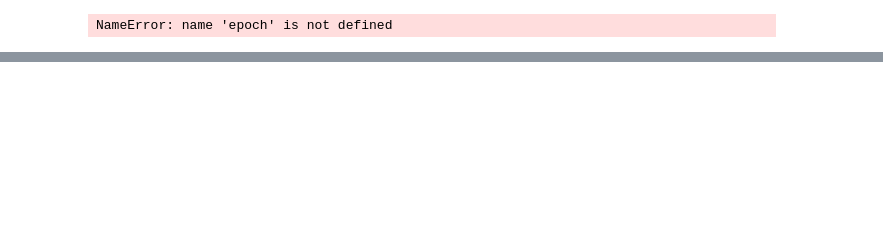
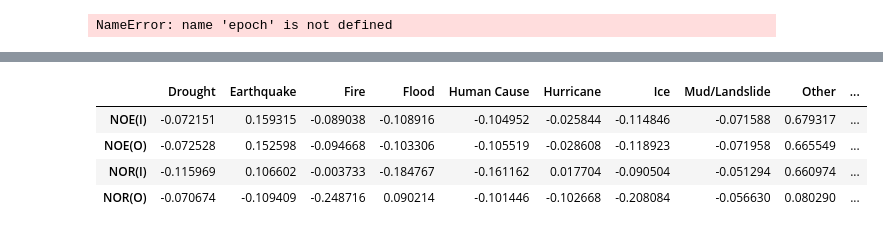
Before and after one commit to Suzanna-Neely-Yates/climate-displacement, a Jupyter notebook: code/notebook.ipynb, the cells around one changed output, grey strips where cells are left out. Cells and saved outputs as stored; diff of their text form; code cells hidden in the pictures; blank space fills up the shorter version.

```diff
--- a/code/notebook.ipynb
+++ b/code/notebook.ipynb
@@ -923,0 +935,13 @@ plt.imshow(normalized_df,cmap='hot',interpolation='nearest')
+# %%
+# create correlations
+
+focus_cols = ['NOE(I)', 'NOE(O)', 'NOR(I)', 'NOR(O)']
+heatmapdata = normalized_df.corr().filter(focus_cols).drop(focus_cols)
+heatmapdata = heatmapdata.transpose()
+heatmapdata.head()
+# %% [output]
+|  | Drought | Earthquake | Fire | Flood | Human Cause | Hurricane | Ice | Mud/Landslide | Other | ... |
+| NOE(I) | -0.072151 | 0.159315 | -0.089038 | -0.108916 | -0.104952 | -0.025844 | -0.114846 | -0.071588 | 0.679317 | ... |
+| NOE(O) | -0.072528 | 0.152598 | -0.094668 | -0.103306 | -0.105519 | -0.028608 | -0.118923 | -0.071958 | 0.665549 | ... |
+| NOR(I) | -0.115969 | 0.106602 | -0.003733 | -0.184767 | -0.161162 | 0.017704 | -0.090504 | -0.051294 | 0.660974 | ... |
+| NOR(O) | -0.070674 | -0.109409 | -0.248716 | 0.090214 | -0.101446 | -0.102668 | -0.208084 | -0.056630 | 0.080290 | ... |
```
Also changed, not shown: parts of 8 cells of this notebook.
